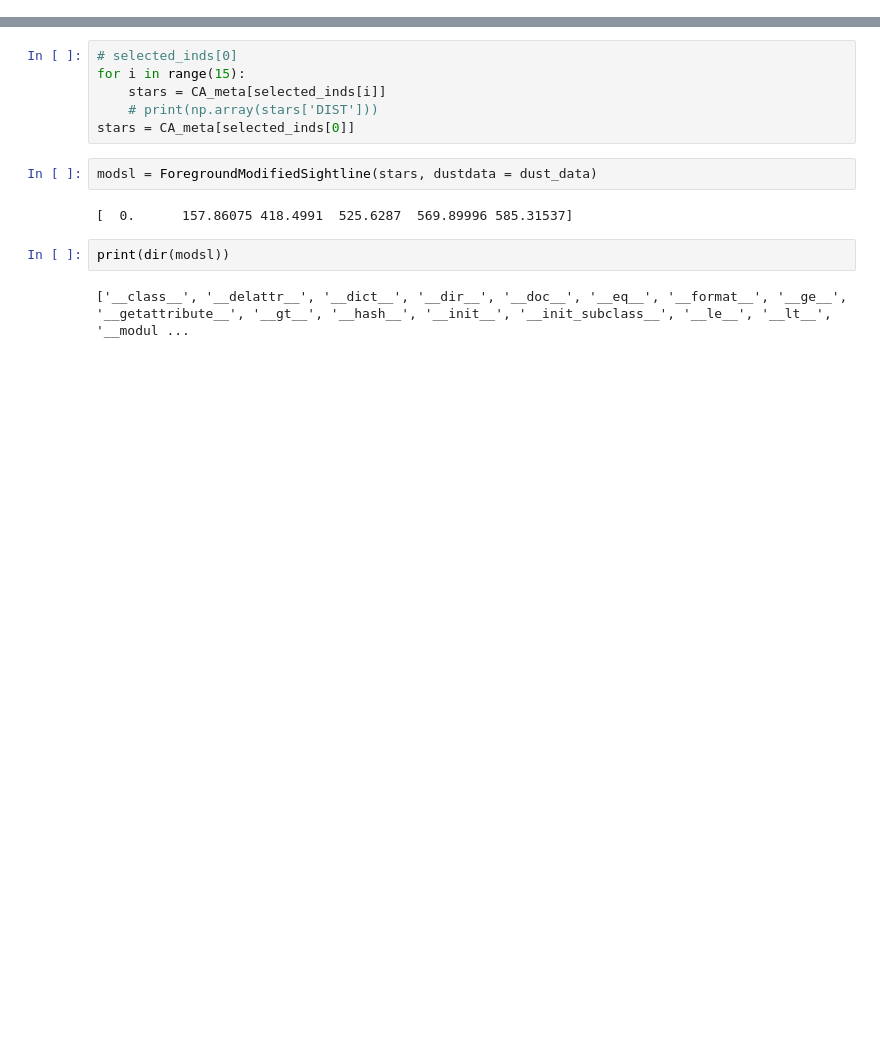
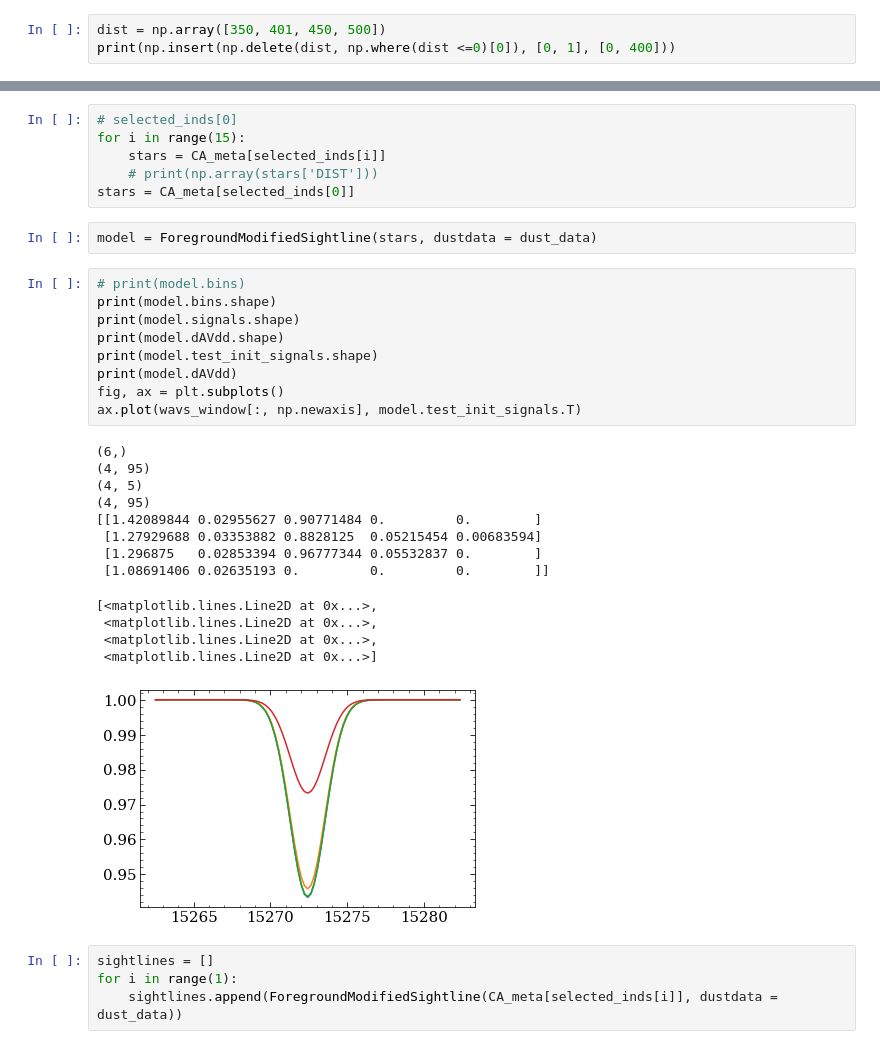
Before and after one commit to aidantmcb/microKT, a Jupyter notebook: 240322_modifysl.ipynb, the cells around one changed output, grey strips where cells are left out. Saved outputs shown, nothing was run; the diff lists cells and outputs as text; blank space fills up the shorter version.

Commit message:
First working KT with pseudo DIB foreground!

```diff
--- a/240322_modifysl.ipynb
+++ b/240322_modifysl.ipynb
@@ -136,3 +136,6 @@ for i in range(len(l_sample)):
 91
 23
 28
+# %%
+dist = np.array([350, 401, 450, 500])
+print(np.insert(np.delete(dist, np.where(dist <=0)[0]), [0, 1], [0, 400]))
@@ -162,10 +225,31 @@ for i in range(15):
     # print(np.array(stars['DIST']))
 stars = CA_meta[selected_inds[0]]
 # %%
-modsl = ForegroundModifiedSightline(stars, dustdata = dust_data)
+model = ForegroundModifiedSightline(stars, dustdata = dust_data)
-# %% [output]
-[  0.      157.86075 418.4991  525.6287  569.89996 585.31537]
-# %%
-print(dir(modsl))
-# %% [output]
-['__class__', '__delattr__', '__dict__', '__dir__', '__doc__', '__eq__', '__format__', '__ge__', '__getattribute__', '__gt__', '__hash__', '__init__', '__init_subclass__', '__le__', '__lt__', '__modul ...
+# %%
+# print(model.bins)
+print(model.bins.shape)
+print(model.signals.shape)
+print(model.dAVdd.shape)
+print(model.test_init_signals.shape)
+print(model.dAVdd)
+fig, ax = plt.subplots()
+ax.plot(wavs_window[:, np.newaxis], model.test_init_signals.T)
+# %% [output]
+(6,)
+(4, 95)
+(4, 5)
+(4, 95)
+[[1.42089844 0.02955627 0.90771484 0.         0.        ]
+ [1.27929688 0.03353882 0.8828125  0.05215454 0.00683594]
+ [1.296875   0.02853394 0.96777344 0.05532837 0.        ]
+ [1.08691406 0.02635193 0.         0.         0.        ]]
+[<matplotlib.lines.Line2D at 0x...>,
+ <matplotlib.lines.Line2D at 0x...>,
+ <matplotlib.lines.Line2D at 0x...>,
+ <matplotlib.lines.Line2D at 0x...>]
+[figure, added]
+# %%
+sightlines = []
+for i in range(1):
+    sightlines.append(ForegroundModifiedSightline(CA_meta[selected_inds[i]], dustdata = dust_data))
```
Also changed, not shown: parts of 11 cells of this notebook, 1 other file.
